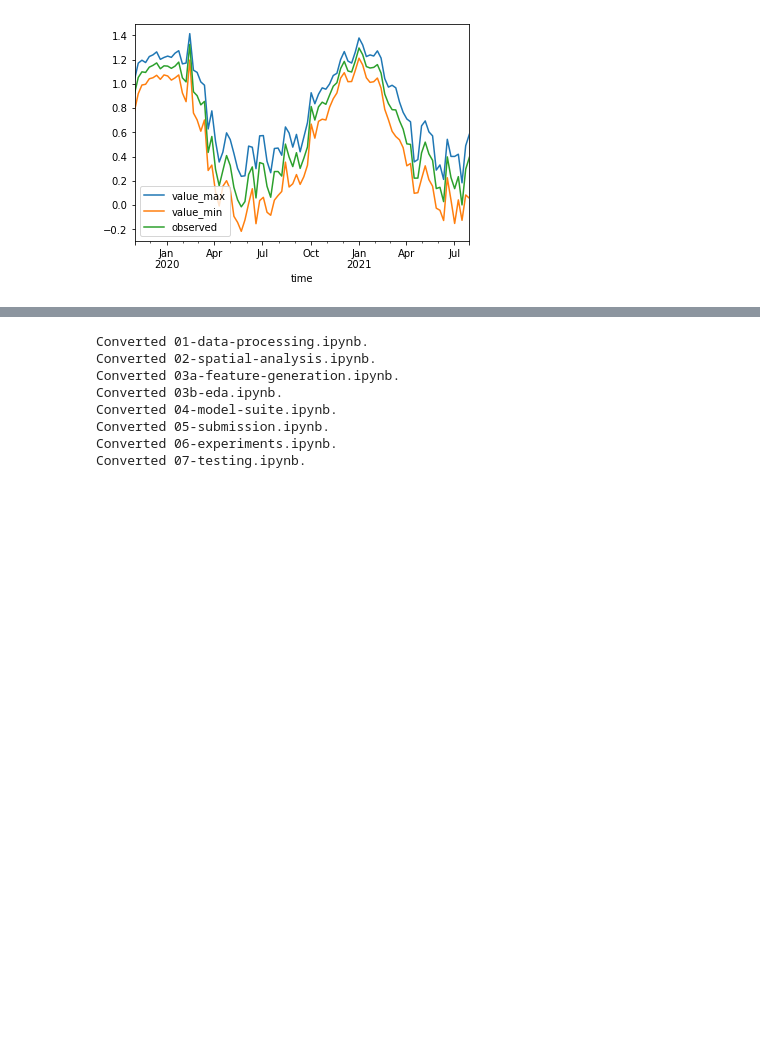
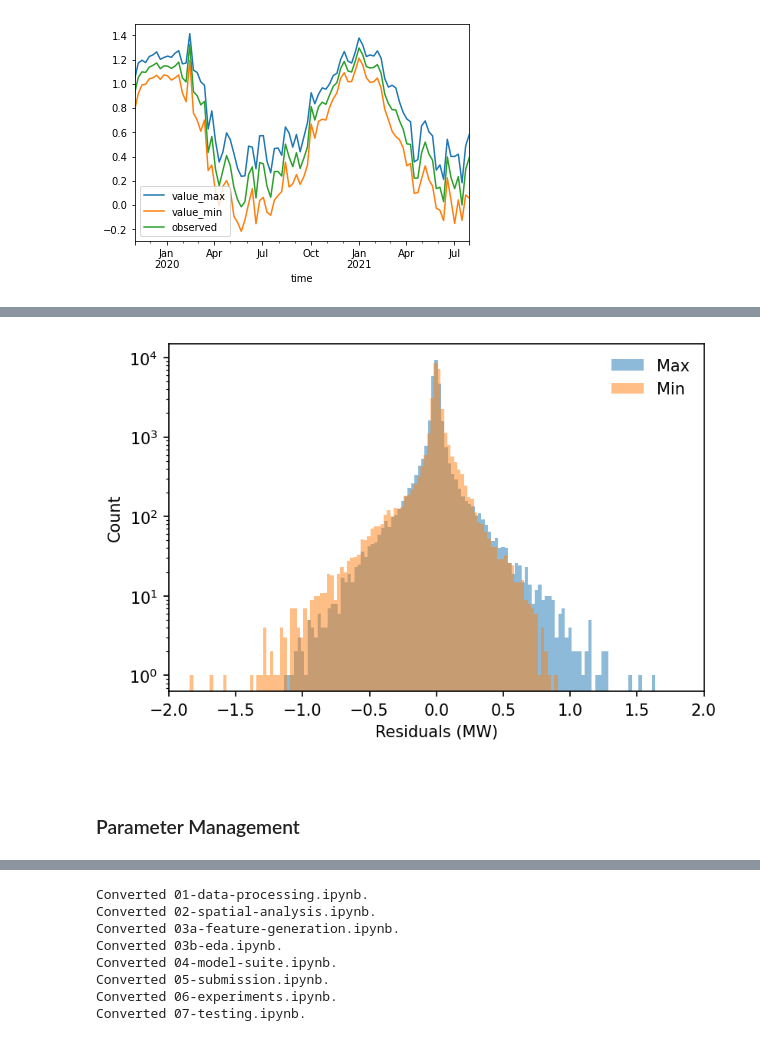
Before and after one commit to AyrtonB/WPD-Hackathon, a Jupyter notebook: nbs/04-model-suite.ipynb, the cells around one changed output, grey strips where cells are left out. Saved outputs shown, nothing was run; the diff lists cells and outputs as text; code cells hidden in the pictures; blank space fills up the shorter version.

```diff
--- a/nbs/04-model-suite.ipynb
+++ b/nbs/04-model-suite.ipynb
@@ -334,2 +401,20 @@ df_pred[df_pred.isnull().sum(axis=1)>0]
 # %%
-df_target.subtract(df_pred).dropna(axis=1, how='all')
+#exports
+def plot_residuals_dist(
+    df_pred: pd.DataFrame,
+    df_target: pd.DataFrame
+):
+    df_residuals = df_target.subtract(df_pred).dropna(axis=1)
+
+    # Plotting
+    fig, ax = plt.subplots(dpi=150)
+
+    sns.histplot(df_residuals['value_max'], ax=ax, alpha=0.5, binwidth=0.025, linewidth=0, label='Max')
+    sns.histplot(df_residuals['value_min'], ax=ax, alpha=0.5, binwidth=0.025, linewidth=0, label='Min', color='C1')
+
+    ax.set_xlim(-2, 2)
+    ax.set_yscale('log')
+    ax.legend(frameon=False)
+    ax.set_xlabel('Residuals (MW)')
+
+    return
@@ -366,0 +421,4 @@ Name: value_max, Length: 30672, dtype: float64
+# %%
+plot_residuals_dist(df_pred, df_target)
+# %% [output]
+[figure, added]
@@ -367,3 +435,7 @@ Name: value_max, Length: 30672, dtype: float64
+# %% [markdown]
+<br>
+
+### Parameter Management
 # %%
 #exports
 def save_params(input_data, fp):
```
Also changed, not shown: parts of 12 cells of this notebook, 3 other files.
